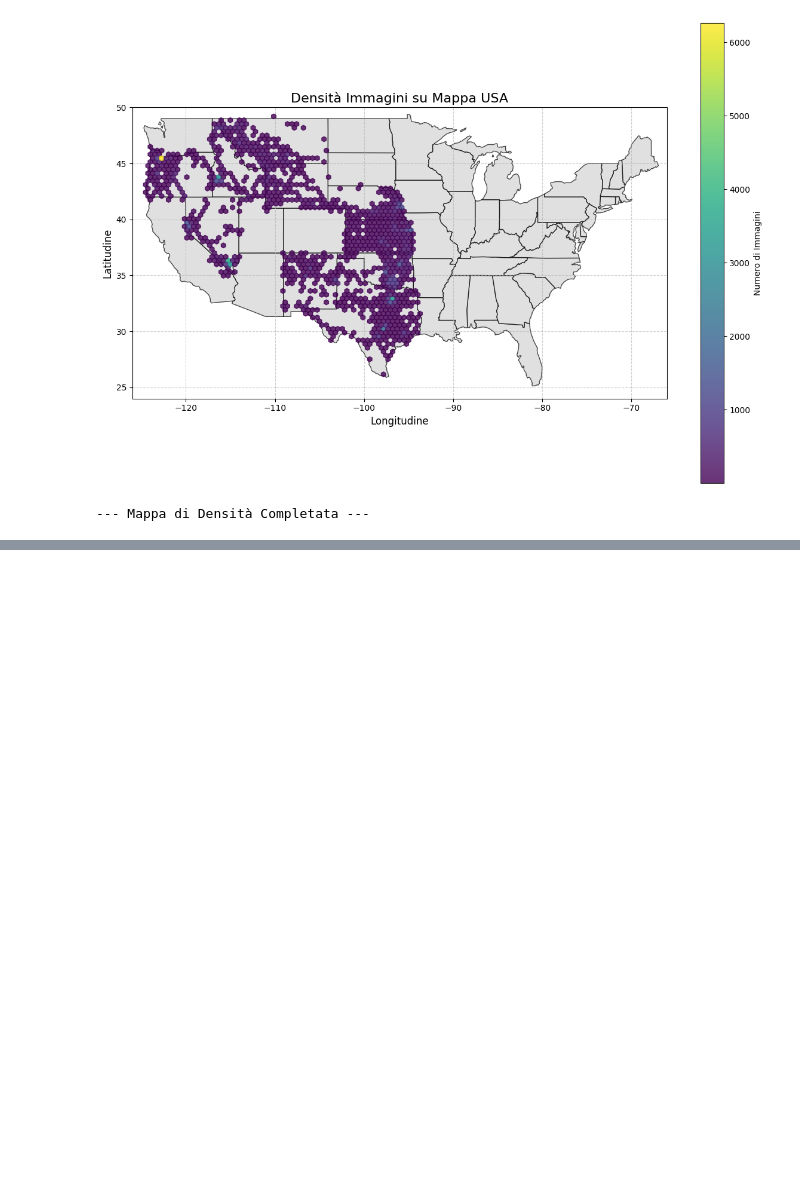
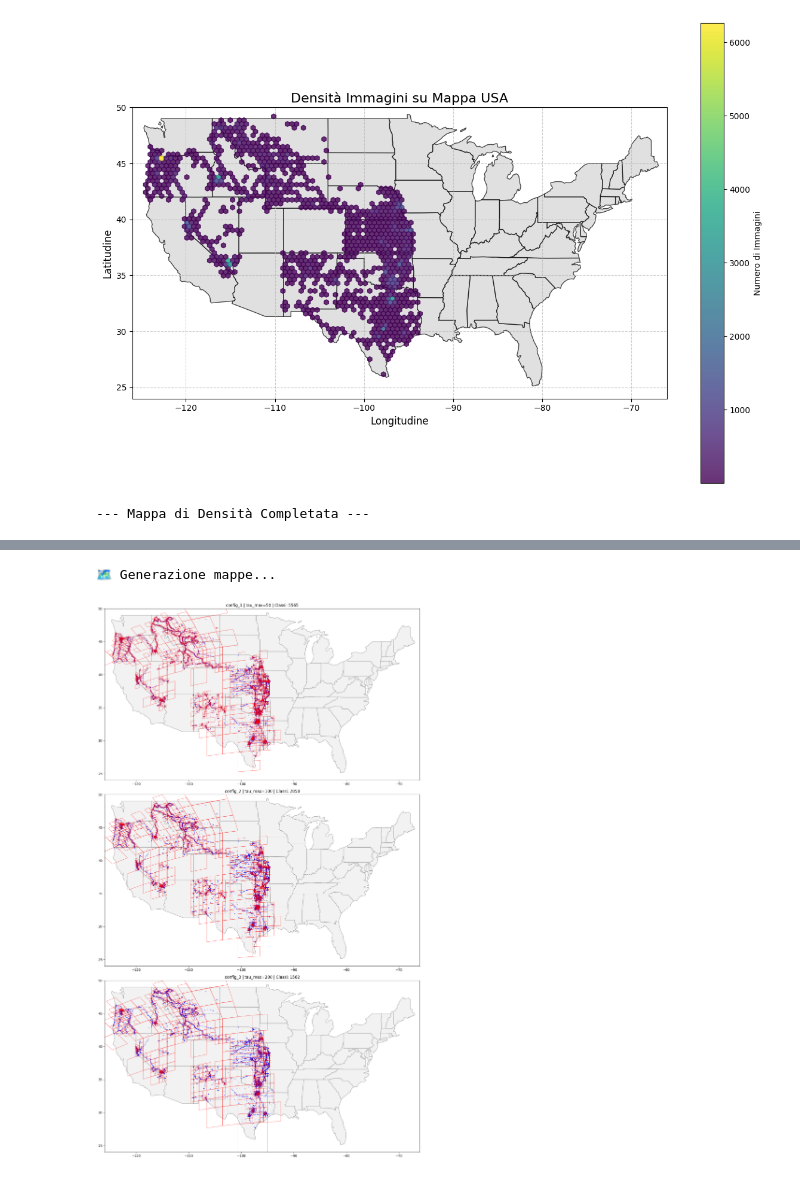
Before and after one commit to MatteoCamillo-code/GeoLoc-CVCS, a Jupyter notebook: src/notebooks/s2_configuration.ipynb, the cells around one changed output, grey strips where cells are left out. Saved outputs shown, nothing was run; the diff lists cells and outputs as text; code cells hidden in the pictures; blank space fills up the shorter version.

Commit message:
aggiunti datasets originali e modficato funzione s2 per mappe e sistemato i vari collegamenti con i file

```diff
--- a/src/notebooks/s2_configuration.ipynb
+++ b/src/notebooks/s2_configuration.ipynb
@@ -207,0 +180,30 @@ if df_test_final is not None:
+# %%
+print("🗺️ Generazione mappe...")
+usa_url = "https://raw.githubusercontent.com/PublicaMundi/MappingAPI/master/data/geojson/us-states.json"
+usa = gpd.read_file(usa_url)
+usa = usa[~usa['name'].isin(['Alaska', 'Hawaii', 'Puerto Rico'])]
+
+fig, axes = plt.subplots(len(configs), 1, figsize=(15, 8 * len(configs)))
+if len(configs) == 1: axes = [axes]
+
+for i, cfg in enumerate(configs):
+    ax = axes[i]
+    name = cfg['name']
+    leaf_cells = trained_partitions[name]
+
+    usa.plot(ax=ax, color='#f2f2f2', edgecolor='#999999', zorder=1)
+    ax.scatter(df['longitude'], df['latitude'], s=0.5, color='blue', alpha=0.1, zorder=2)
+
+    for leaf in leaf_cells:
+        verts = get_cell_vertices(leaf['cell_id'])
+        polygon = patches.Polygon(verts, linewidth=0.6, edgecolor='red', facecolor='none', alpha=0.8, zorder=3)
+        ax.add_patch(polygon)
+
+    ax.set_title(f"{name} | tau_max={cfg['tau_max']} | Classi: {len(leaf_cells)}")
+    ax.set_xlim([-126, -66]); ax.set_ylim([24, 50])
+
+plt.tight_layout()
+plt.show()
+# %% [output]
+🗺️ Generazione mappe...
+[figure, added]
```
Also changed, not shown: parts of 11 cells of this notebook, 5 other files.
